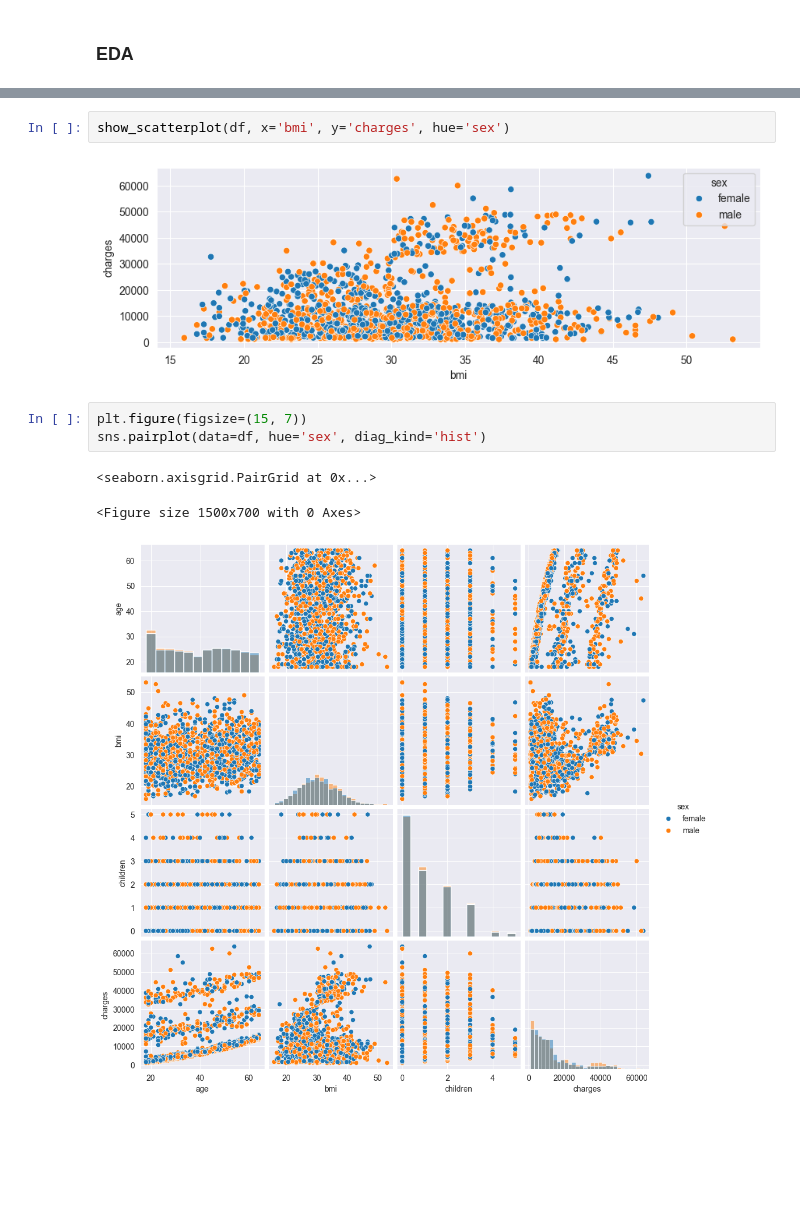
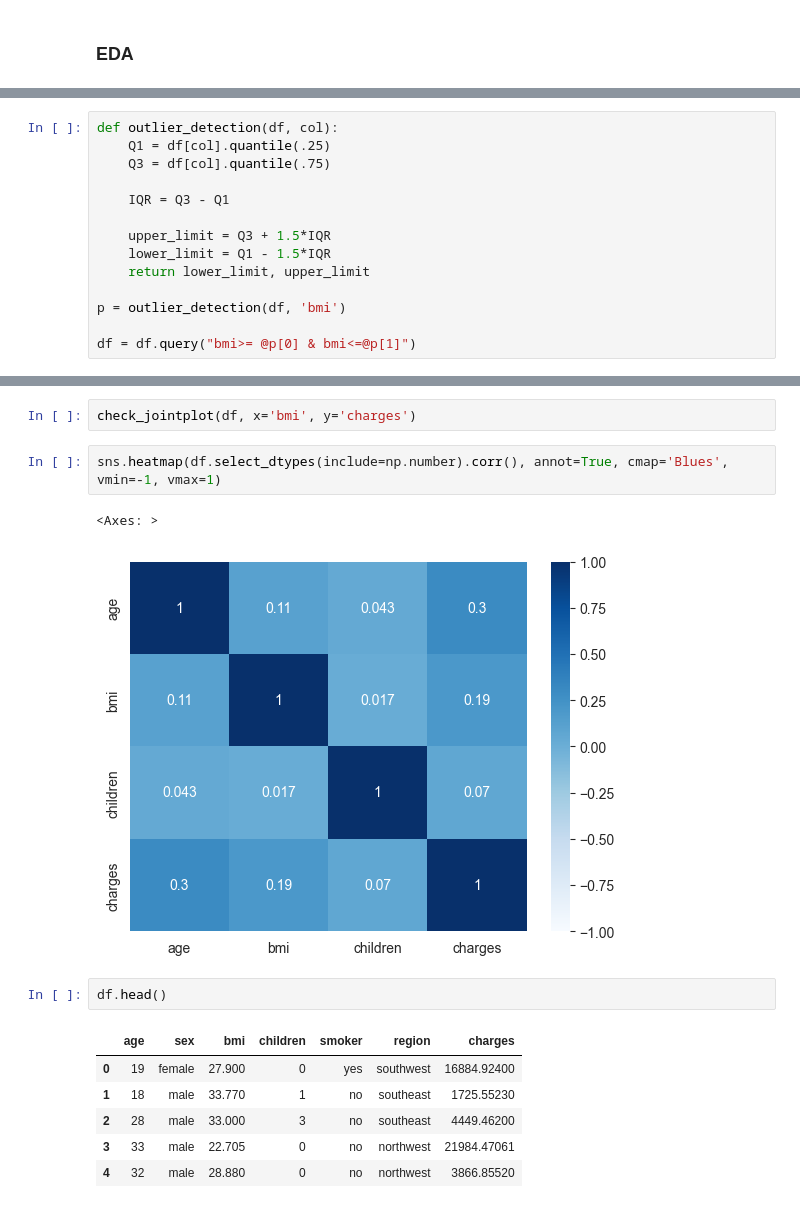
Before and after one commit to samirsivan/Medical-Insurance-Price-Prediction-Linear-Regression, a Jupyter notebook: ACME.ipynb, the cells around one changed output, grey strips where cells are left out. Cells and saved outputs as stored; diff of their text form; blank space fills up the shorter version.

```diff
--- a/ACME.ipynb
+++ b/ACME.ipynb
@@ -75 +79,15 @@ show_box_hsit(df, 'bmi')
+# %%
+def outlier_detection(df, col):
+    Q1 = df[col].quantile(.25)
+    Q3 = df[col].quantile(.75)
+
+    IQR = Q3 - Q1
+
+    upper_limit = Q3 + 1.5*IQR
+    lower_limit = Q1 - 1.5*IQR
+    return lower_limit, upper_limit
+
+p = outlier_detection(df, 'bmi')
+
+df = df.query("bmi>= @p[0] & bmi<=@p[1]")
 # %%
@@ -84,11 +98,16 @@ show_scatterplot(df, x='age', y='charges', hue='sex')
 # %%
-show_scatterplot(df, x='bmi', y='charges', hue='sex')
+check_jointplot(df, x='bmi', y='charges')
-# %% [output]
-[figure, removed]
-# %%
-plt.figure(figsize=(15, 7))
-sns.pairplot(data=df, hue='sex', diag_kind='hist')
-# %% [output]
-<seaborn.axisgrid.PairGrid at 0x...>
-<Figure size 1500x700 with 0 Axes>
-[figure, removed]
+# %%
+sns.heatmap(df.select_dtypes(include=np.number).corr(), annot=True, cmap='Blues', vmin=-1, vmax=1)
+# %% [output]
+<Axes: >
+[figure, added]
+# %%
+df.head()
+# %% [output]
+|  | age | sex | bmi | children | smoker | region | charges |
+| 0 | 19 | female | 27.900 | 0 | yes | southwest | 16884.92400 |
+| 1 | 18 | male | 33.770 | 1 | no | southeast | 1725.55230 |
+| 2 | 28 | male | 33.000 | 3 | no | southeast | 4449.46200 |
+| 3 | 33 | male | 22.705 | 0 | no | northwest | 21984.47061 |
+| 4 | 32 | male | 28.880 | 0 | no | northwest | 3866.85520 |
```
Also changed, not shown: parts of 15 cells of this notebook.
